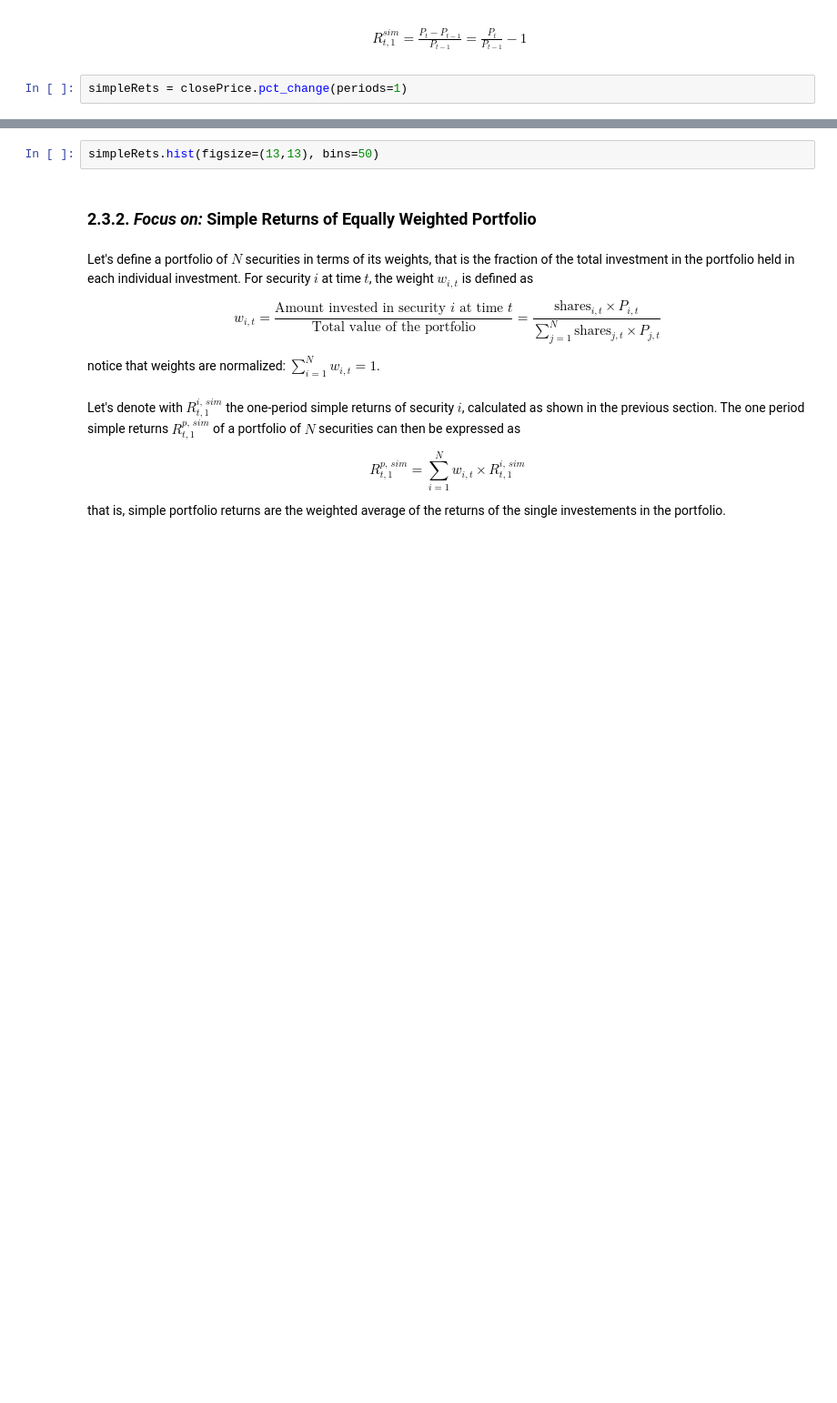
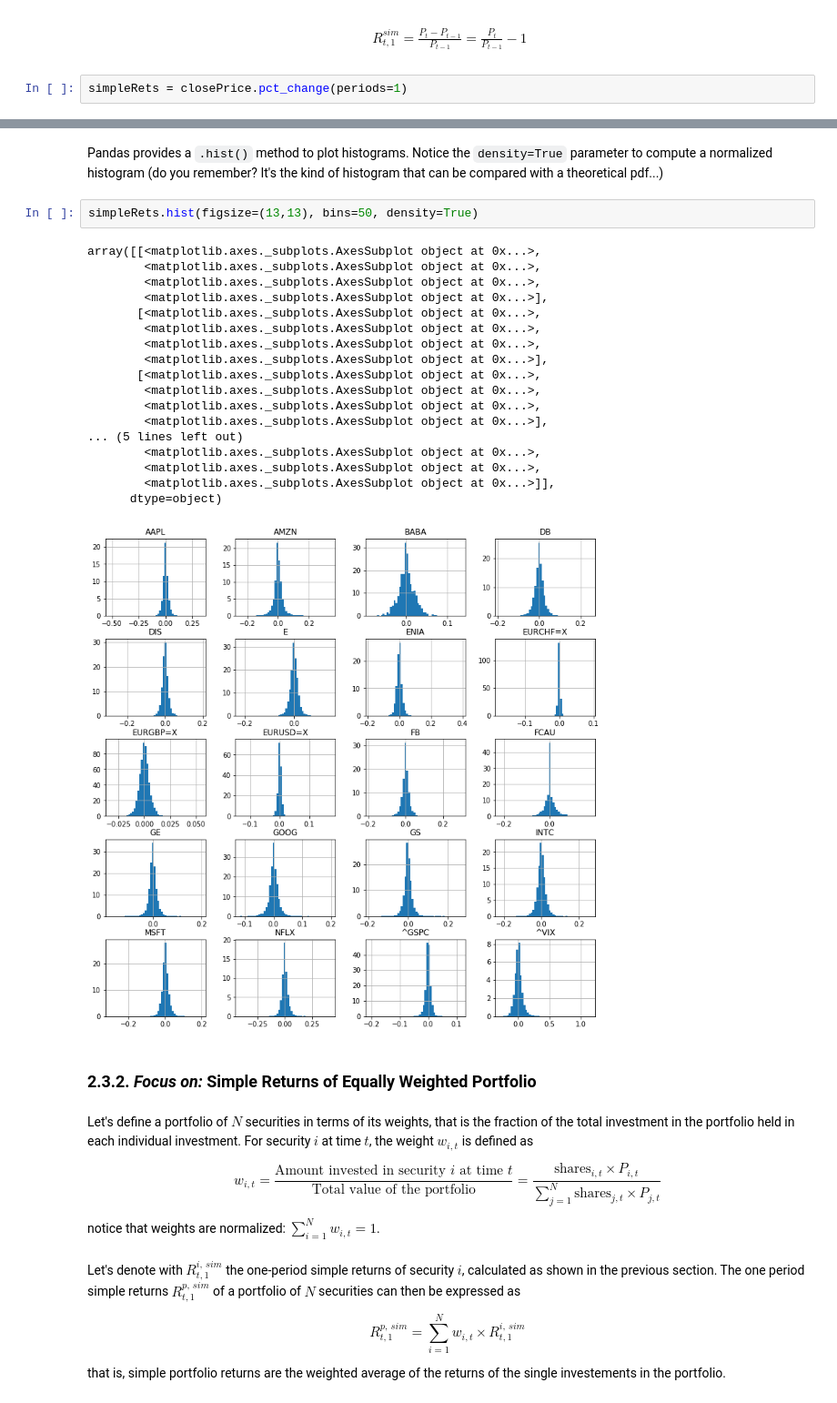
Before and after one commit to gabrielepompa88/IT-For-Business-And-Finance-2019-20, a Jupyter notebook: Notebooks/Data_Analysis___Financial_Time_Series.ipynb, the cells around one changed output, grey strips where cells are left out. Shown at 91% size. Saved outputs shown, nothing was run; the diff lists cells and outputs as text; blank space fills up the shorter version.

```diff
--- a/Notebooks/Data_Analysis___Financial_Time_Series.ipynb
+++ b/Notebooks/Data_Analysis___Financial_Time_Series.ipynb
@@ -510,5 +937,26 @@ simpleRets.plot(figsize=(10,20), subplots=True)
+# %% [markdown]
+Pandas provides a `.hist()` method to plot histograms. Notice the `density=True` parameter to compute a normalized histogram (do you remember? It's the kind of histogram that can be compared with a theoretical pdf...)
 # %%
-simpleRets.hist(figsize=(13,13), bins=50)
+simpleRets.hist(figsize=(13,13), bins=50, density=True)
+# %% [output]
+array([[<matplotlib.axes._subplots.AxesSubplot object at 0x...>,
+        <matplotlib.axes._subplots.AxesSubplot object at 0x...>,
+        <matplotlib.axes._subplots.AxesSubplot object at 0x...>,
+        <matplotlib.axes._subplots.AxesSubplot object at 0x...>],
+       [<matplotlib.axes._subplots.AxesSubplot object at 0x...>,
+        <matplotlib.axes._subplots.AxesSubplot object at 0x...>,
+        <matplotlib.axes._subplots.AxesSubplot object at 0x...>,
+        <matplotlib.axes._subplots.AxesSubplot object at 0x...>],
+       [<matplotlib.axes._subplots.AxesSubplot object at 0x...>,
+        <matplotlib.axes._subplots.AxesSubplot object at 0x...>,
+        <matplotlib.axes._subplots.AxesSubplot object at 0x...>,
+        <matplotlib.axes._subplots.AxesSubplot object at 0x...>],
+... (5 lines left out)
+        <matplotlib.axes._subplots.AxesSubplot object at 0x...>,
+        <matplotlib.axes._subplots.AxesSubplot object at 0x...>,
+        <matplotlib.axes._subplots.AxesSubplot object at 0x...>]],
+      dtype=object)
+[figure, added]
 # %% [markdown]
 ### 2.3.2. _Focus on:_ Simple Returns of Equally Weighted Portfolio <a name="focus-on:-simple-returns-of-equally-weighted-portfolio"></a>
 # %% [markdown]
```
Also changed, not shown: parts of 126 cells of this notebook.
